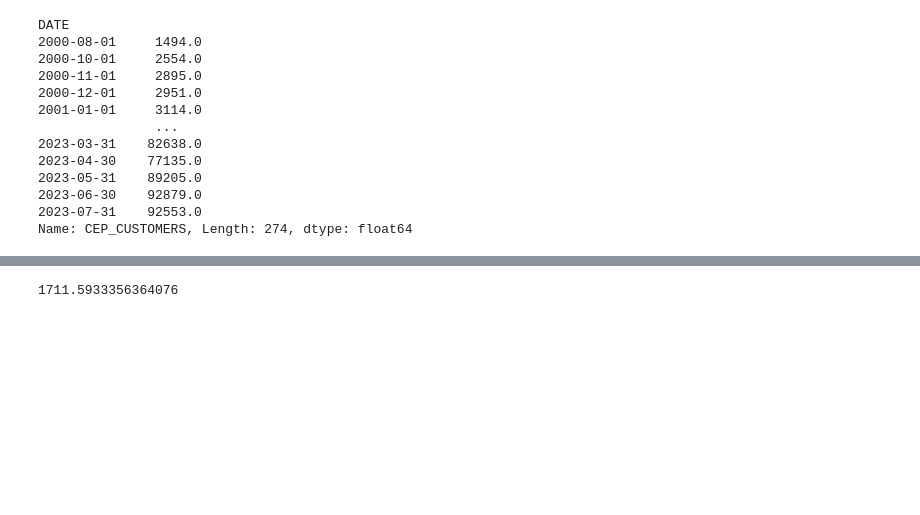
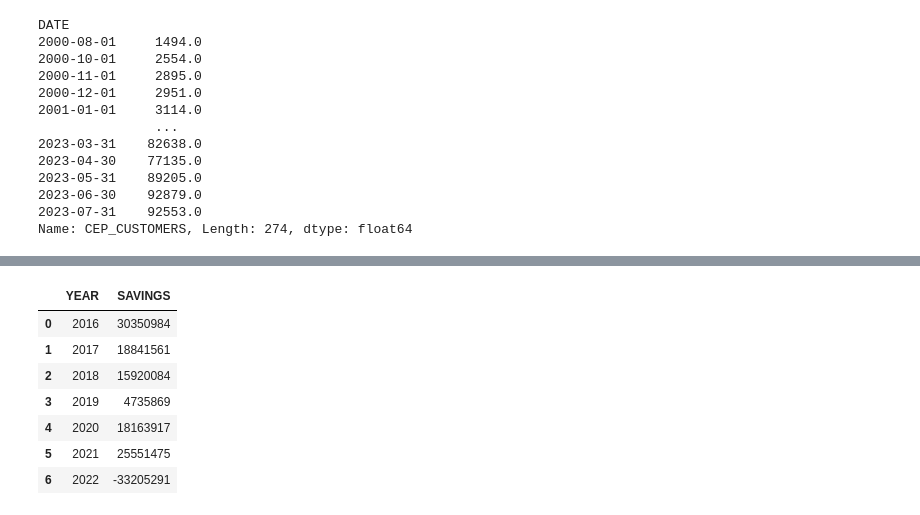
Before and after one commit to darrenfishell/data-projects, a Jupyter notebook: CEPs/eda.ipynb, the cells around one changed output, grey strips where cells are left out. Saved outputs shown, nothing was run; the diff lists cells and outputs as text; code cells hidden in the pictures; blank space fills up the shorter version.

```diff
--- a/CEPs/eda.ipynb
+++ b/CEPs/eda.ipynb
@@ -213,11 +234,18 @@ Name: CEP_CUSTOMERS, Length: 274, dtype: float64
 # %%
-avg_std = np.mean( [0.118161, 0.116840, 0.110873] )
-avg_cep = np.mean( [0.091005, 0.083348, 0.077952] )
-cust_2022 = 51834
-savings = 33205291
+savings = {
+    'YEAR': range(2016, 2023),
+    'SAVINGS': [30350984, 18841561, 15920084, 4735869, 18163917, 25551475, -33205291]
+}
 
-kw = savings / (avg_std - avg_cep)
+savings_df = pd.DataFrame(savings)
 
-kw / cust_2022 / 12
+savings_df
 # %% [output]
-1711.5933356364076
+|  | YEAR | SAVINGS |
+| 0 | 2016 | 30350984 |
+| 1 | 2017 | 18841561 |
+| 2 | 2018 | 15920084 |
+| 3 | 2019 | 4735869 |
+| 4 | 2020 | 18163917 |
+| 5 | 2021 | 25551475 |
+| 6 | 2022 | -33205291 |
```
Also changed, not shown: parts of 9 cells of this notebook, 2 other files.
